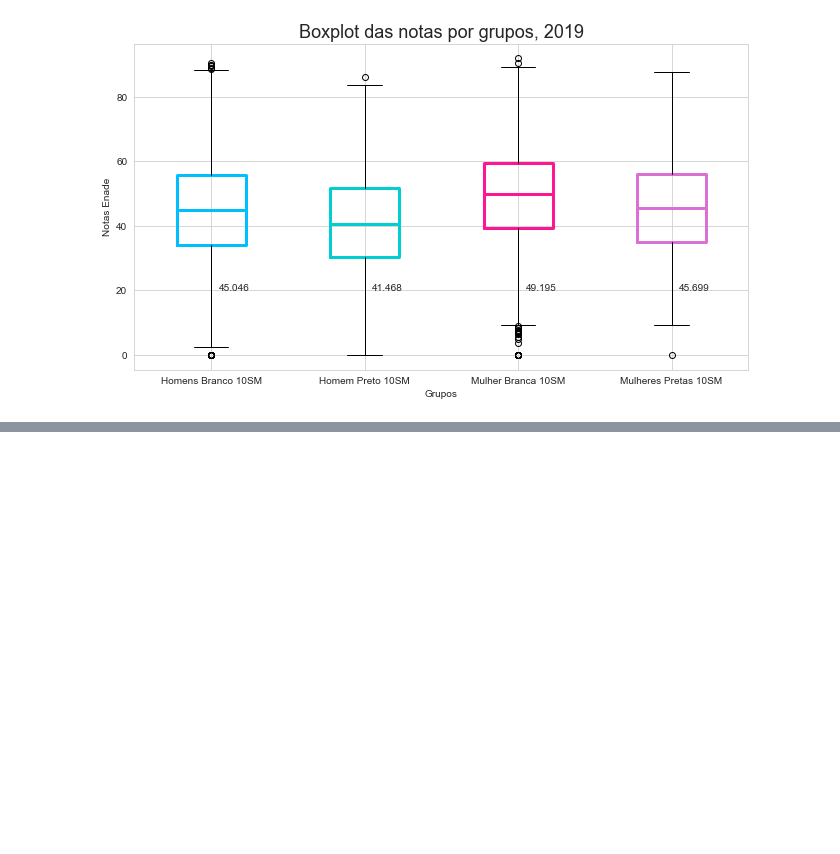
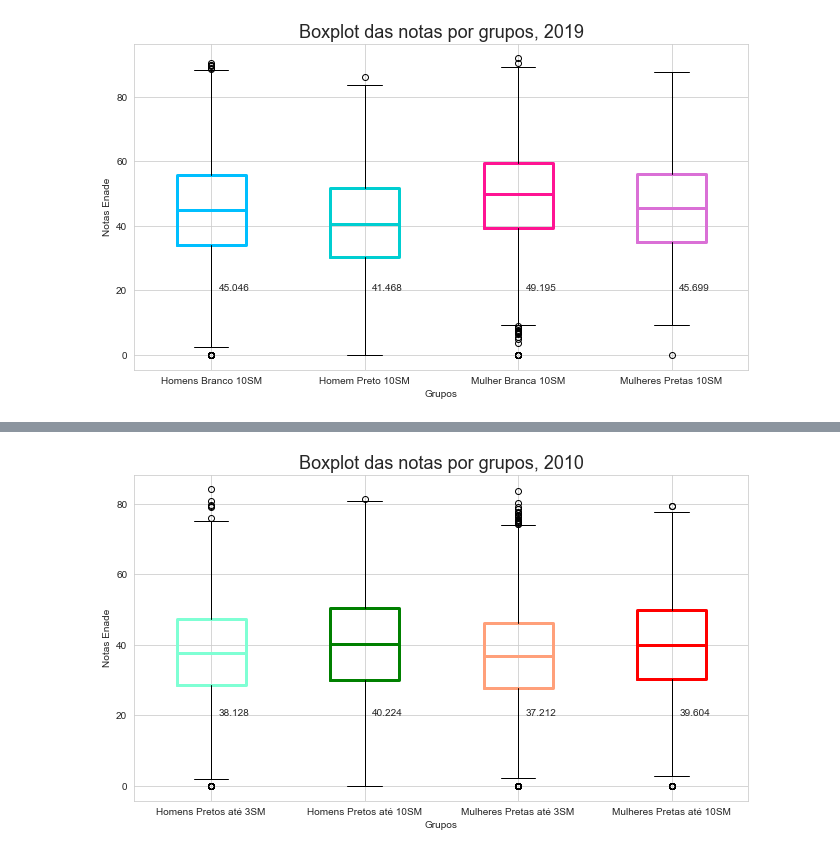
Before and after one commit to renatanesio/dados-universitarios-brasil, a Jupyter notebook: Estudo de Dados Universitários do Brasil.ipynb, the cells around one changed output, grey strips where cells are left out. Saved outputs shown, nothing was run; the diff lists cells and outputs as text; code cells hidden in the pictures; blank space fills up the shorter version.

```diff
--- a/Estudo de Dados Universitários do Brasil.ipynb
+++ b/Estudo de Dados Universitários do Brasil.ipynb
@@ -963,0 +1119,37 @@ plt.text(4.05, 20, e4_media);
+# %%
+#a1 Homem Preto até 3M
+#a2 "Mulheres preta até 3M
+#a3 Homem Preto até 10M
+#a4 "Mulheres preta até 10M
+
+dados2010=[a1,a3,a2,a4]
+#print(dados2010)
+
+# Tamanho do gráfico em polegadas
+plt.figure(figsize =(11, 6))
+
+
+
+#Plotando o boxplot
+bplots = plt.boxplot(dados2010,  vert = 1, patch_artist = False, labels=[a1_label, a3_label, a2_label, a4_label ])
+colors = [cor1, cor3,cor2,  cor4]
+c = 0
+for i, bplot in enumerate(bplots['boxes']):
+    bplot.set(color=colors[c], linewidth=3)
+    c += 1
+
+c4 = 0
+for median in bplots['medians']:
+    median.set(color=colors[c4], linewidth=3)
+    c4 +=1
+
+# Adicionando Título ao gráfico
+plt.title("Boxplot das notas por grupos, 2010", loc="center", fontsize=18)
+plt.xlabel("Grupos")
+plt.ylabel("Notas Enade")
+plt.text(1.05, 20, a1_media)
+plt.text(2.05, 20, a3_media)
+plt.text(3.05, 20, a2_media)
+plt.text(4.05, 20, a4_media);
+# %% [output]
+[figure, added]
```
Also changed, not shown: parts of 43 cells of this notebook.
